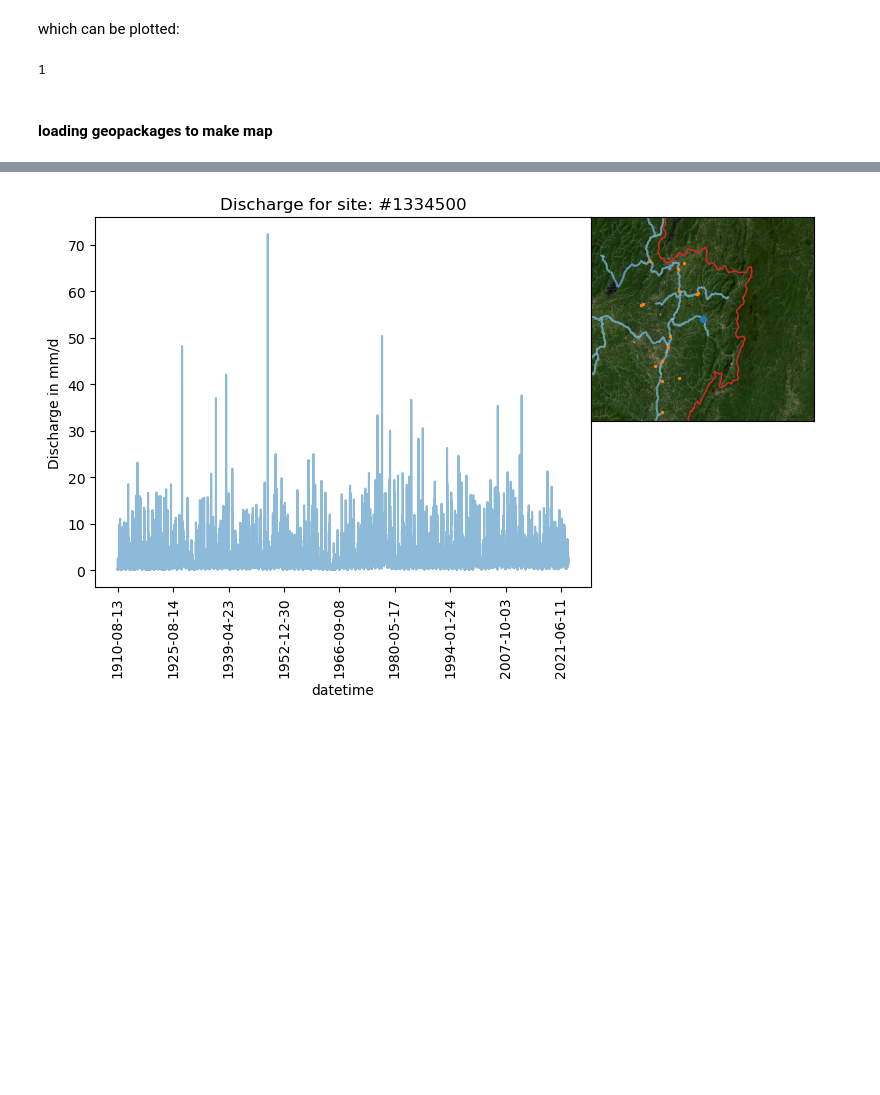
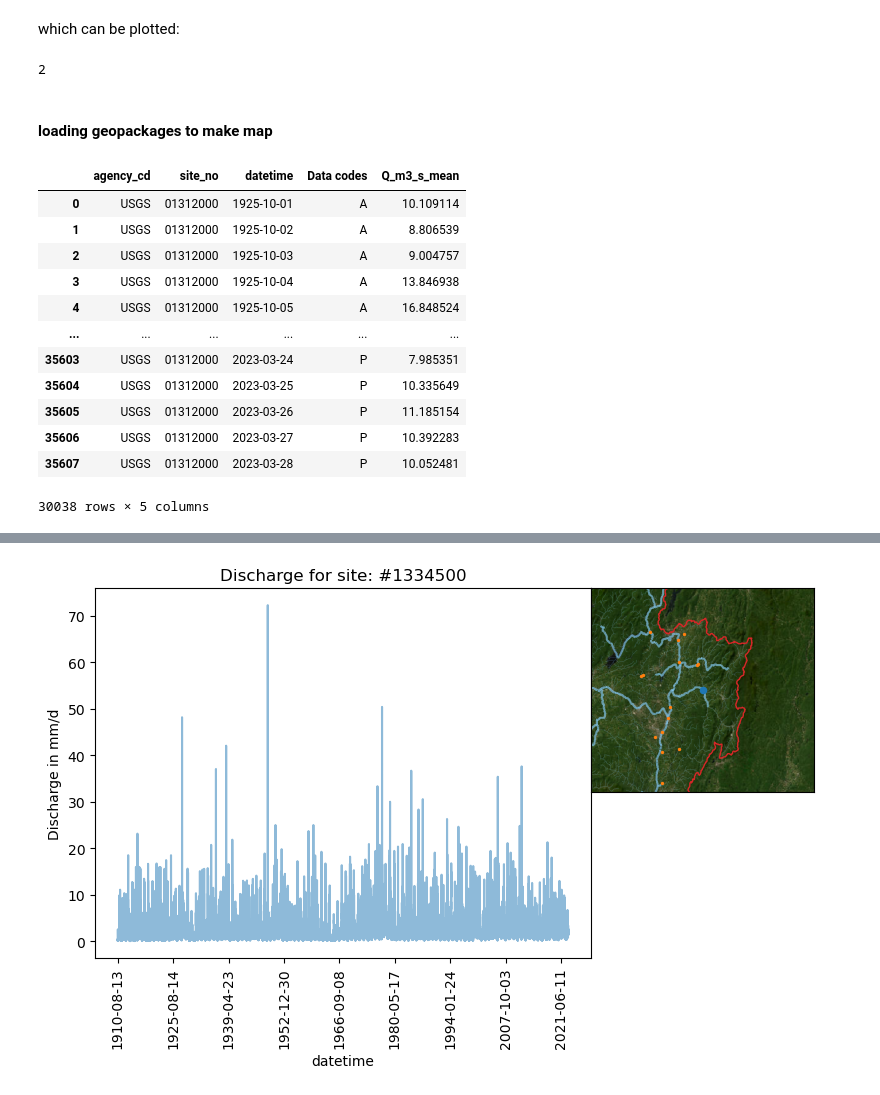
Before and after one commit to Daafip/ENVM1502-Catchment-model, a Jupyter notebook: Python files/Q_Loading discharge data.ipynb, the cells around one changed output, grey strips where cells are left out. Cells and saved outputs as stored; diff of their text form; code cells hidden in the pictures; blank space fills up the shorter version.

```diff
--- a/Python files/Q_Loading discharge data.ipynb
+++ b/Python files/Q_Loading discharge data.ipynb
@@ -242,9 +257,9 @@ len(lst_data)
 which can be plotted:
 # %%
 wanted_index = list(ids).index(1312000)
-wanted_index
+wanted_index =
 # %% [output]
-1
+2
 # %% [markdown]
 #### loading geopackages to make map
 # %%
@@ -289,6 +304,22 @@ def plot_map(ax, station_id):
     n = 1
     ax.set_xlim(x- n,x + n)
     ax.set_ylim(y -(2*n/3),y + (2*n/3))
+# %%
+lst_data[wanted_index]
+# %% [output]
+|  | agency_cd | site_no | datetime | Data codes | Q_m3_s_mean |
+| 0 | USGS | 01312000 | 1925-10-01 | A | 10.109114 |
+| 1 | USGS | 01312000 | 1925-10-02 | A | 8.806539 |
+| 2 | USGS | 01312000 | 1925-10-03 | A | 9.004757 |
+| 3 | USGS | 01312000 | 1925-10-04 | A | 13.846938 |
+| 4 | USGS | 01312000 | 1925-10-05 | A | 16.848524 |
+| ... | ... | ... | ... | ... | ... |
+| 35603 | USGS | 01312000 | 2023-03-24 | P | 7.985351 |
+| 35604 | USGS | 01312000 | 2023-03-25 | P | 10.335649 |
+| 35605 | USGS | 01312000 | 2023-03-26 | P | 11.185154 |
+| 35606 | USGS | 01312000 | 2023-03-27 | P | 10.392283 |
+| 35607 | USGS | 01312000 | 2023-03-28 | P | 10.052481 |
+30038 rows × 5 columns
 # %%
 i = lst_data[wanted_index]
 fig, ax = plt.subplots(1)
```
Also changed, not shown: parts of 4 cells of this notebook, 7 other files.
